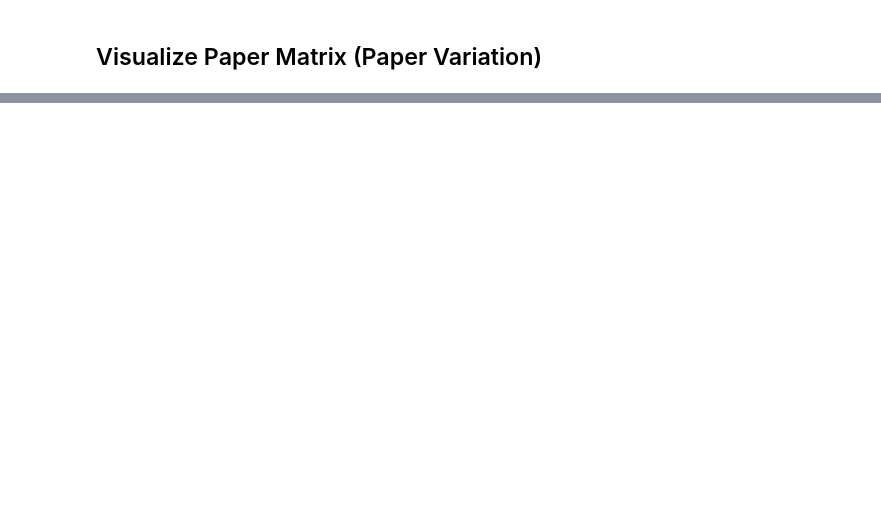
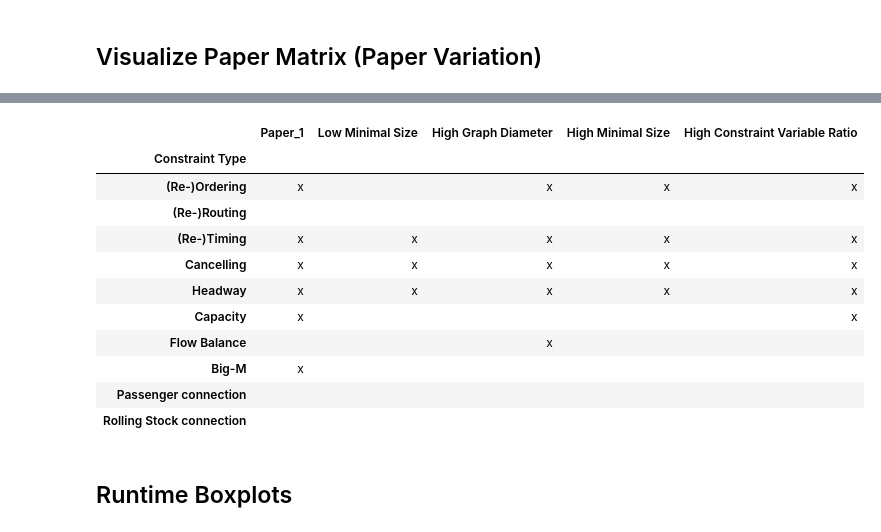
Before and after one commit to joernmht/raiLPminerExperimentation, a Jupyter notebook: analysis.ipynb, the cells around one changed output, grey strips where cells are left out. Drawn from its saved outputs; the diff is of its cells as text; code cells hidden in the pictures; blank space fills up the shorter version.

```diff
--- a/analysis.ipynb
+++ b/analysis.ipynb
@@ -86,0 +200,23 @@ visualize_paper_matrix_selected(
+# %%
+tables_paper = generate_constraint_tables_per_paper(
+    df_expanded_paper,
+    selection_row='analysis_paper',
+    reference_csv_path=ref_path,
+    suffix="papervariation",
+)
+tables_paper['Paper_1']
+# %% [output]
+|  | Paper_1 | Low Minimal Size | High Graph Diameter | High Minimal Size | High Constraint Variable Ratio |
+| Constraint Type |  |  |  |  |  |
+| (Re-)Ordering | x |  | x | x | x |
+| (Re-)Routing |  |  |  |  |  |
+| (Re-)Timing | x | x | x | x | x |
+| Cancelling | x | x | x | x | x |
+| Headway | x | x | x | x | x |
+| Capacity | x |  |  |  | x |
+| Flow Balance |  |  | x |  |  |
+| Big-M | x |  |  |  |  |
+| Passenger connection |  |  |  |  |  |
+| Rolling Stock connection |  |  |  |  |  |
+# %% [markdown]
+## Runtime Boxplots
```
Also changed, not shown: parts of 26 cells of this notebook, 19 other files.
